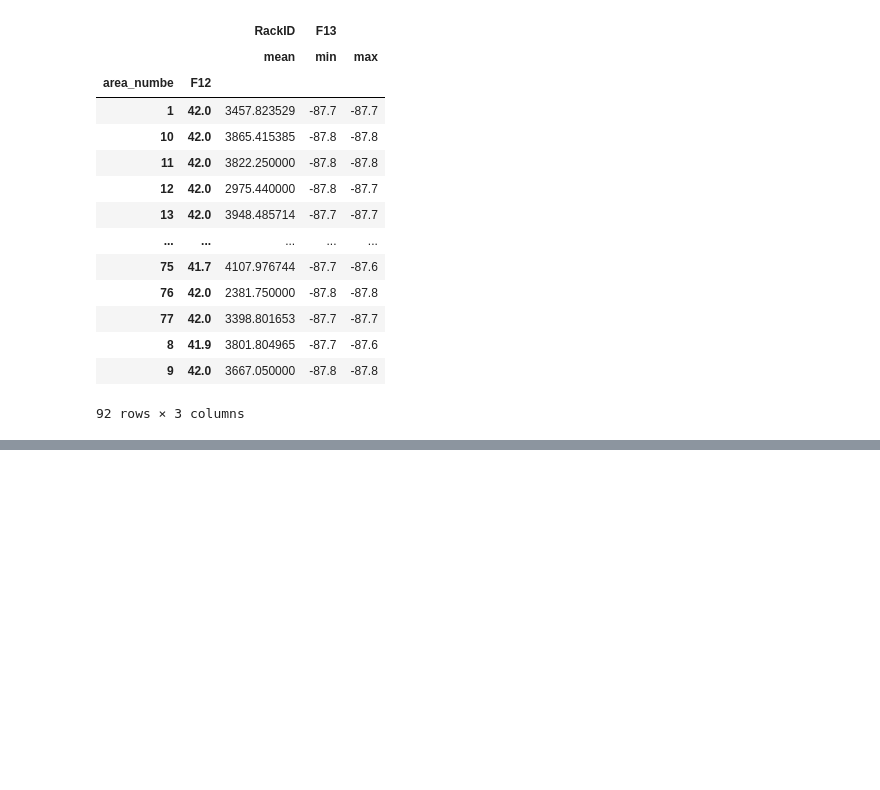
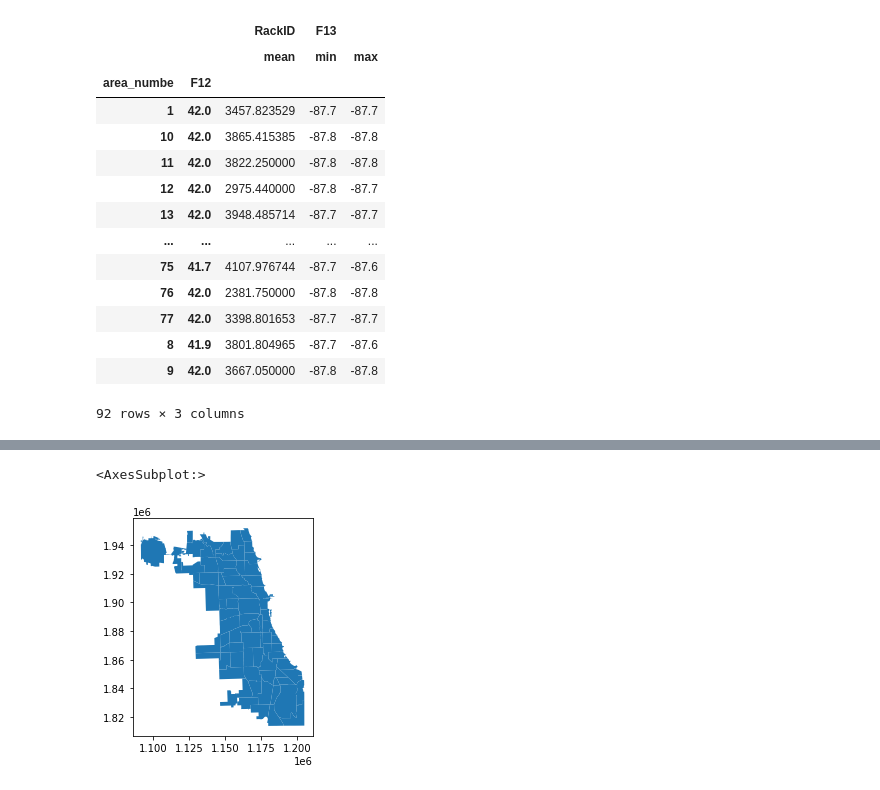
Before and after one commit to oabreu86/Time-Series-Forecasting_Urban_Heat_Islands, a Jupyter notebook: utils.ipynb, the cells around one changed output, grey strips where cells are left out. Saved outputs shown, nothing was run; the diff lists cells and outputs as text; code cells hidden in the pictures; blank space fills up the shorter version.

```diff
--- a/utils.ipynb
+++ b/utils.ipynb
@@ -9,12 +16,14 @@ import numba
 # %%
-def read_spatial(path):
+def read_spatial(path, espg_code):
     '''
     Function to read spatial data and converts to ESPG 3435
     Input: path to the data file
+            epgs_code (string): epsg code as a string
     Output: a gpd object
     '''
+    epsg = "EPSG:" + espg_code
     file=gpd.read_file(path)
-    file=file.to_crs("EPSG:3435")
+    file=file.to_crs(epsg)
     print(path, file.crs)
     return file
 # %%
@@ -171,0 +258,9 @@ coords
+# %%
+#com_areas = compute_spatial_lag(com_areas,
+#                                "area_num_1",
+#                                "av_area_num",
+#                               "community")
+com_areas.plot()
+# %% [output]
+<AxesSubplot:>
+[figure, added]
```
Also changed, not shown: parts of 25 cells of this notebook.
